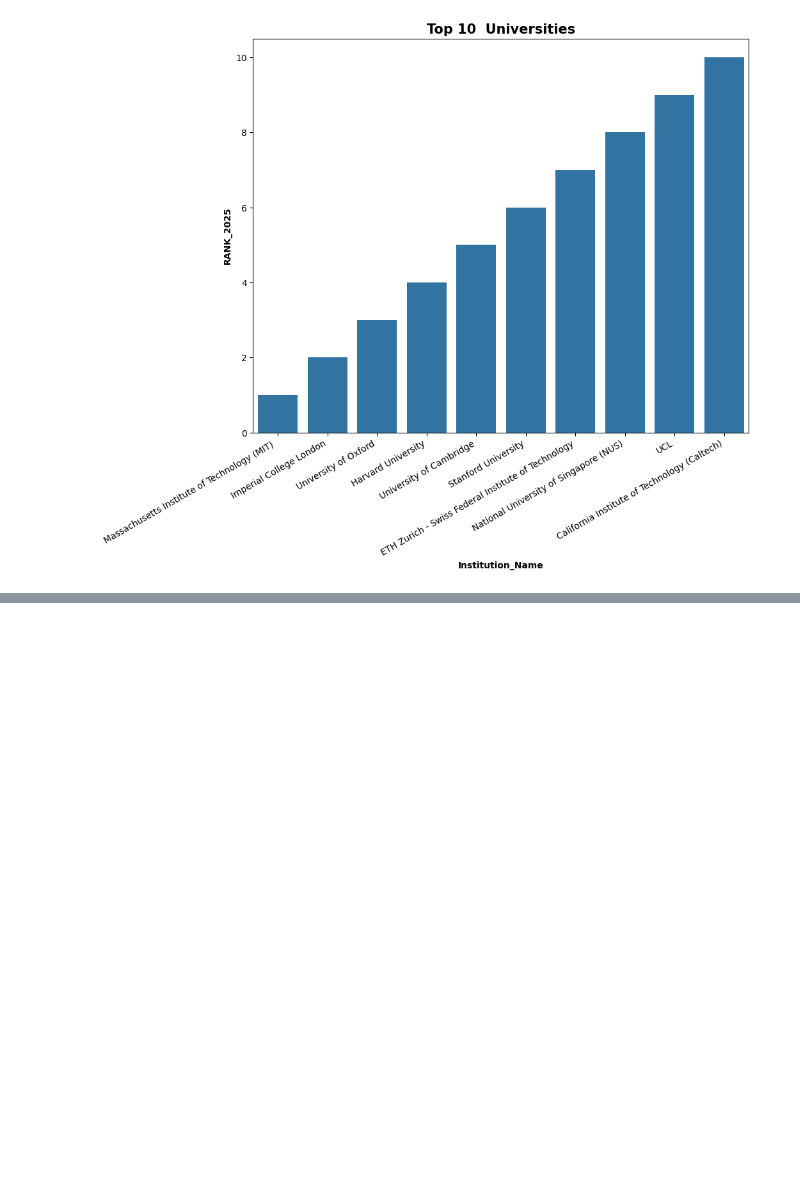
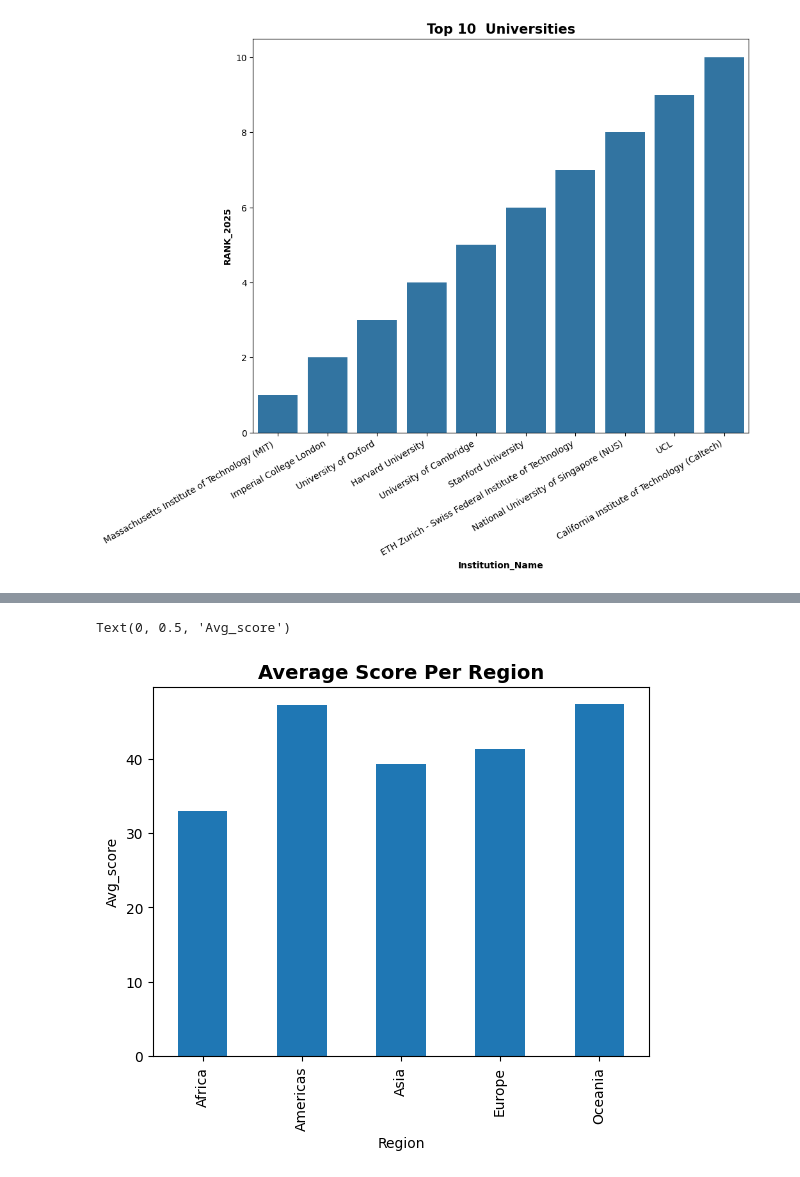
Before and after one commit to Mradul2k04/Python_Projects_BL, a Jupyter notebook: Numpy_Pandas_ Visualization/task_1.ipynb, the cells around one changed output, grey strips where cells are left out. Drawn from its saved outputs; the diff is of its cells as text; code cells hidden in the pictures; blank space fills up the shorter version.

```diff
--- a/Numpy_Pandas_ Visualization/task_1.ipynb
+++ b/Numpy_Pandas_ Visualization/task_1.ipynb
@@ -295,0 +493,5 @@ plt.show()
+# %%
+#Compute average score per region using pandas.
+score_region=df.groupby(by='Region')['Overall_Score']
+average_score=score_region.mean()
+average_score
@@ -295,0 +506,9 @@ plt.show()
+# %%
+plt.Figure(figsize=(8,5))
+average_score.plot(kind='bar')
+plt.title("Average Score Per Region",fontsize=14,fontweight='bold')
+plt.xlabel("Region")
+plt.ylabel("Avg_score")
+# %% [output]
+Text(0, 0.5, 'Avg_score')
+[figure, added]
```
Also changed, not shown: parts of 43 cells of this notebook.
